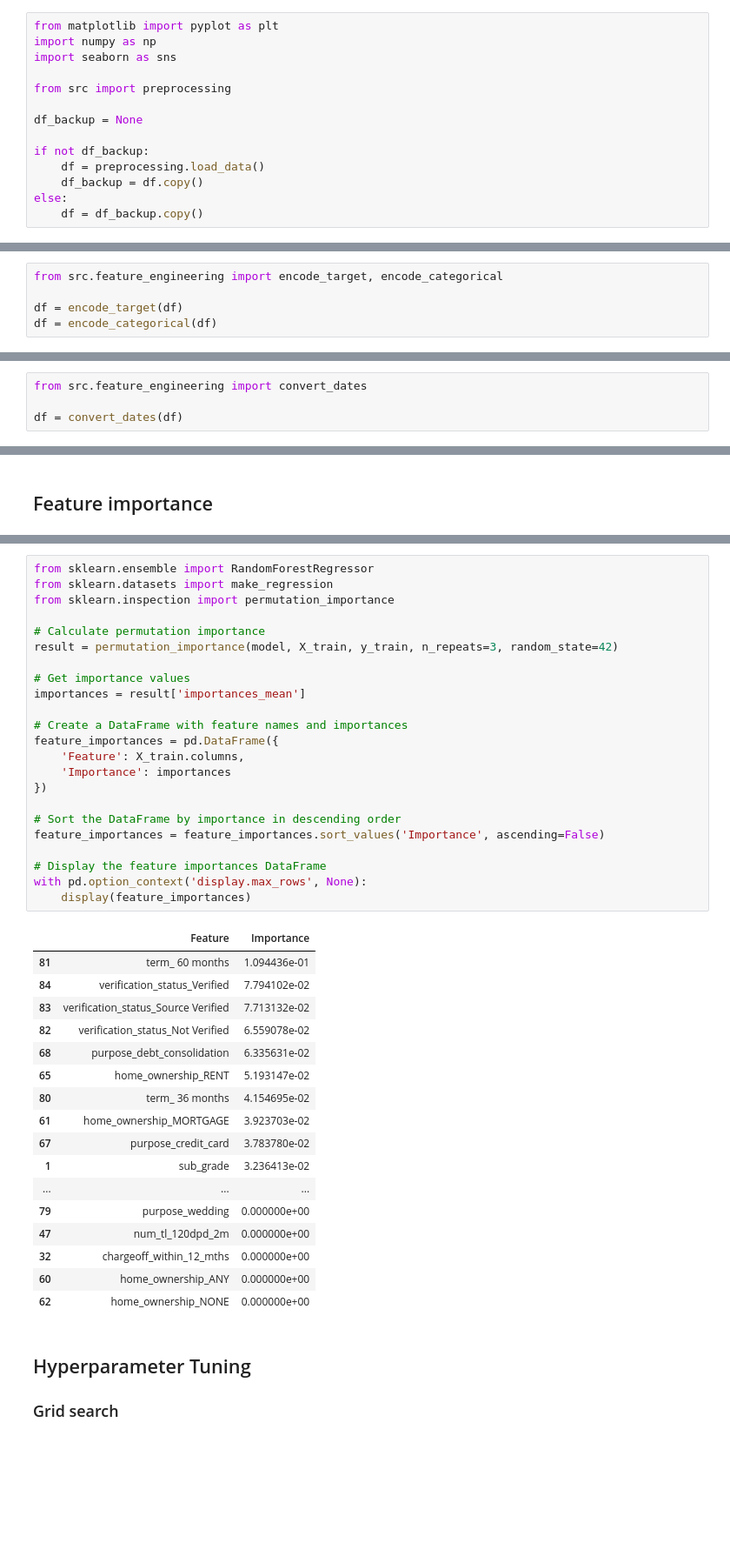
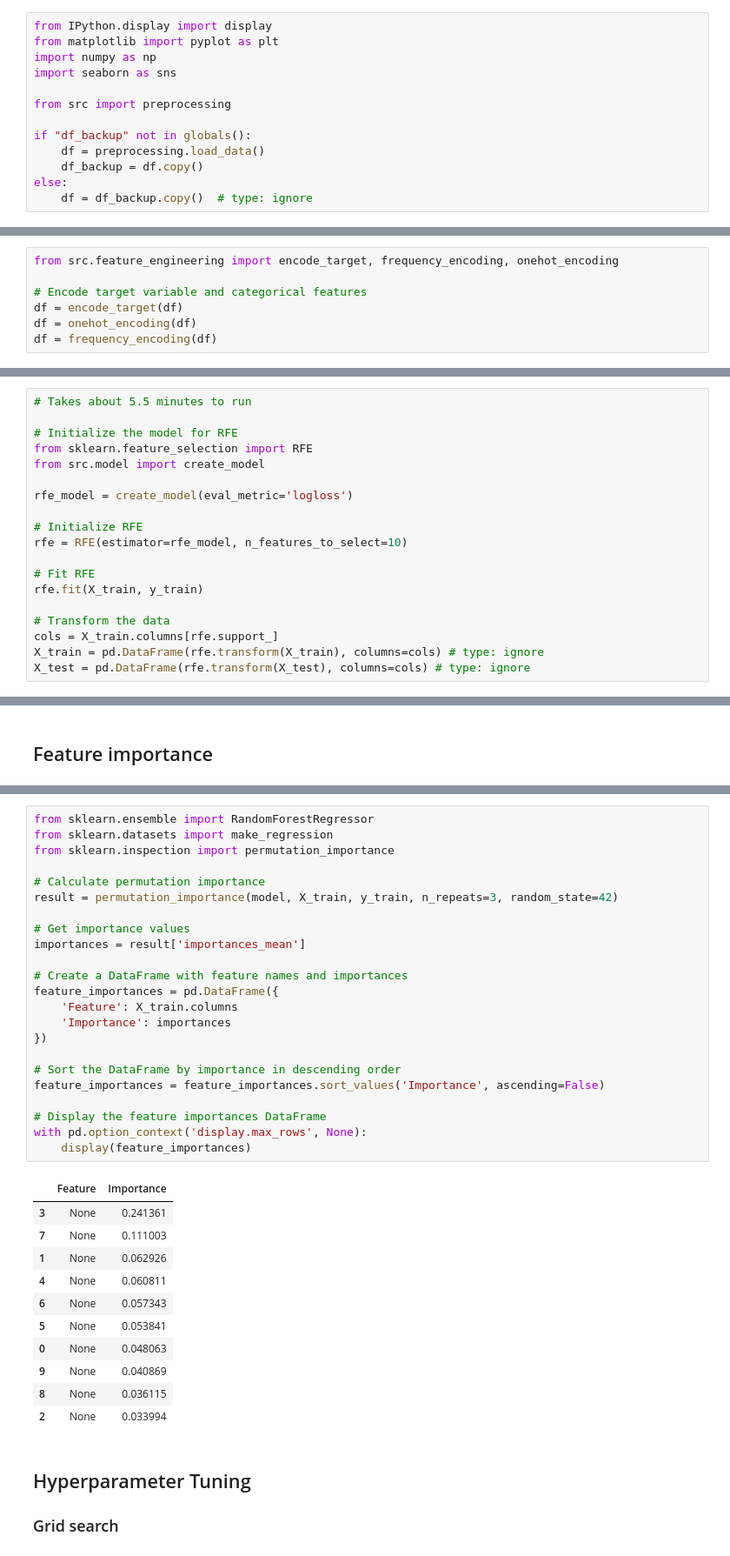
Before and after one commit to brendancsmith/credit-risk, a Jupyter notebook: notebooks/exploratory.ipynb, the cells around one changed output, grey strips where cells are left out. Shown: that part at 87% size. Saved outputs shown, nothing was run; the diff lists cells and outputs as text; blank space fills up the shorter version.

```diff
--- a/notebooks/exploratory.ipynb
+++ b/notebooks/exploratory.ipynb
@@ -11,18 +15,17 @@ sys.path.append(os.path.abspath(os.path.join(os.getcwd(), '..')))
 
 ### Load the dataset
 # %%
+from IPython.display import display
 from matplotlib import pyplot as plt
 import numpy as np
 import seaborn as sns
 
 from src import preprocessing
 
-df_backup = None
-
-if not df_backup:
+if "df_backup" not in globals():
     df = preprocessing.load_data()
     df_backup = df.copy()
 else:
-    df = df_backup.copy()
+    df = df_backup.copy()  # type: ignore
 # %% [markdown]
 ### Brief Inspection
@@ -104,5 +132,7 @@ df = preprocessing.impute_missing_values(df)
 # %%
-from src.feature_engineering import encode_target, encode_categorical
+from src.feature_engineering import encode_target, frequency_encoding, onehot_encoding
 
+# Encode target variable and categorical features
 df = encode_target(df)
-df = encode_categorical(df)
+df = onehot_encoding(df)
+df = frequency_encoding(df)
@@ -127,4 +138,0 @@ display(df.head())
-# %%
-from src.feature_engineering import convert_dates
-
-df = convert_dates(df)
@@ -233 +185,20 @@ X_train, X_test, y_train, y_test = train_test_split(
+# %%
+# Takes about 5.5 minutes to run
+
+# Initialize the model for RFE
+from sklearn.feature_selection import RFE
+from src.model import create_model
+
+rfe_model = create_model(eval_metric='logloss')
+
+# Initialize RFE
+rfe = RFE(estimator=rfe_model, n_features_to_select=10)
+
+# Fit RFE
+rfe.fit(X_train, y_train)
+
+# Transform the data
+cols = X_train.columns[rfe.support_]
+X_train = pd.DataFrame(rfe.transform(X_train), columns=cols) # type: ignore
+X_test = pd.DataFrame(rfe.transform(X_test), columns=cols) # type: ignore
 # %% [markdown]
@@ -322,44 +272,38 @@ visualize.correlations(correlations.drop('loan_status'))
 # %%
 from sklearn.ensemble import RandomForestRegressor
 from sklearn.datasets import make_regression
 from sklearn.inspection import permutation_importance
 
 # Calculate permutation importance
 result = permutation_importance(model, X_train, y_train, n_repeats=3, random_state=42)
 
 # Get importance values
 importances = result['importances_mean']
 
 # Create a DataFrame with feature names and importances
 feature_importances = pd.DataFrame({
-    'Feature': X_train.columns,
+    'Feature': X_train.columns
     'Importance': importances
 })
 
 # Sort the DataFrame by importance in descending order
 feature_importances = feature_importances.sort_values('Importance', ascending=False)
 
 # Display the feature importances DataFrame
 with pd.option_context('display.max_rows', None):
     display(feature_importances)
 # %% [output]
 |  | Feature | Importance |
-| 81 | term_ 60 months | 1.094436e-01 |
-| 84 | verification_status_Verified | 7.794102e-02 |
-| 83 | verification_status_Source Verified | 7.713132e-02 |
-| 82 | verification_status_Not Verified | 6.559078e-02 |
-| 68 | purpose_debt_consolidation | 6.335631e-02 |
-| 65 | home_ownership_RENT | 5.193147e-02 |
-| 80 | term_ 36 months | 4.154695e-02 |
-| 61 | home_ownership_MORTGAGE | 3.923703e-02 |
-| 67 | purpose_credit_card | 3.783780e-02 |
-| 1 | sub_grade | 3.236413e-02 |
-| ... | ... | ... |
-| 79 | purpose_wedding | 0.000000e+00 |
-| 47 | num_tl_120dpd_2m | 0.000000e+00 |
-| 32 | chargeoff_within_12_mths | 0.000000e+00 |
-| 60 | home_ownership_ANY | 0.000000e+00 |
-| 62 | home_ownership_NONE | 0.000000e+00 |
+| 3 | None | 0.241361 |
+| 7 | None | 0.111003 |
+| 1 | None | 0.062926 |
+| 4 | None | 0.060811 |
+| 6 | None | 0.057343 |
+| 5 | None | 0.053841 |
+| 0 | None | 0.048063 |
+| 9 | None | 0.040869 |
+| 8 | None | 0.036115 |
+| 2 | None | 0.033994 |
 # %% [markdown]
 ## Hyperparameter Tuning
 
```
Also changed, not shown: parts of 39 cells of this notebook, 3 other files.
